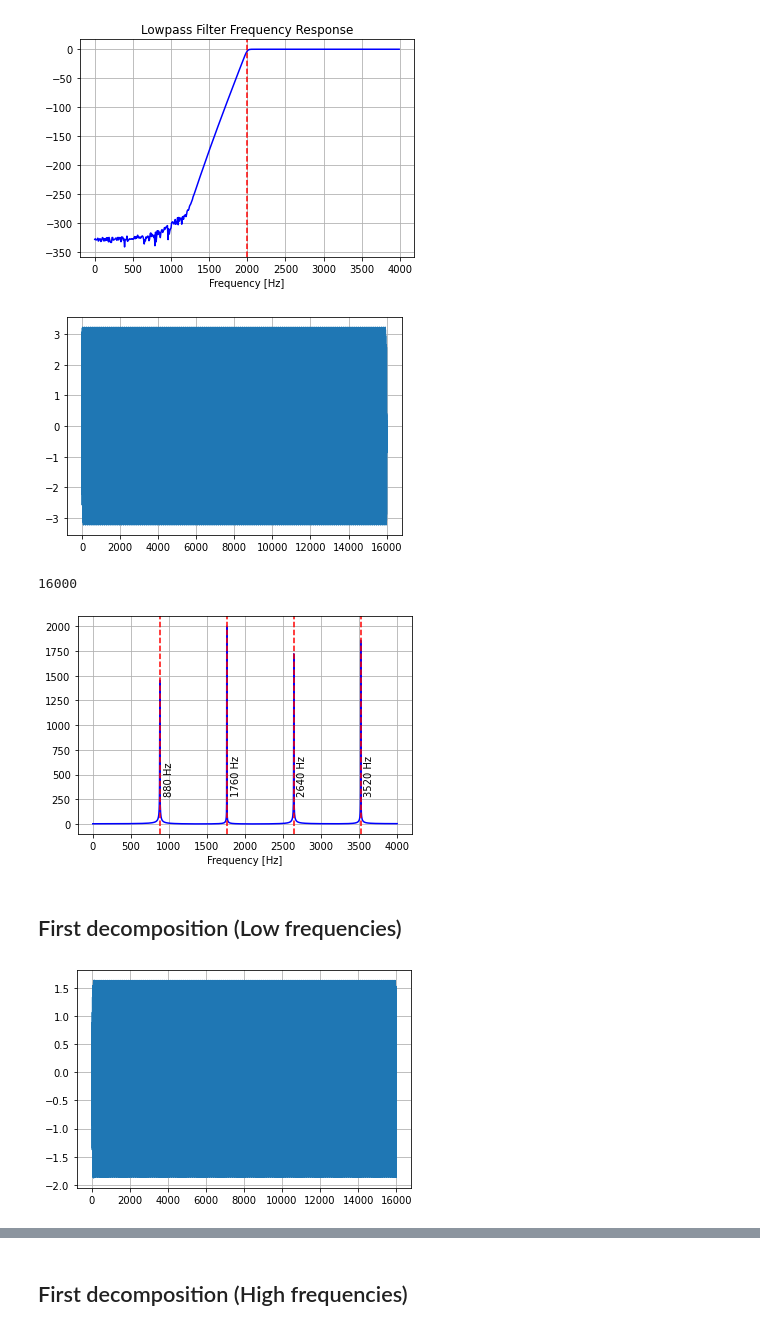
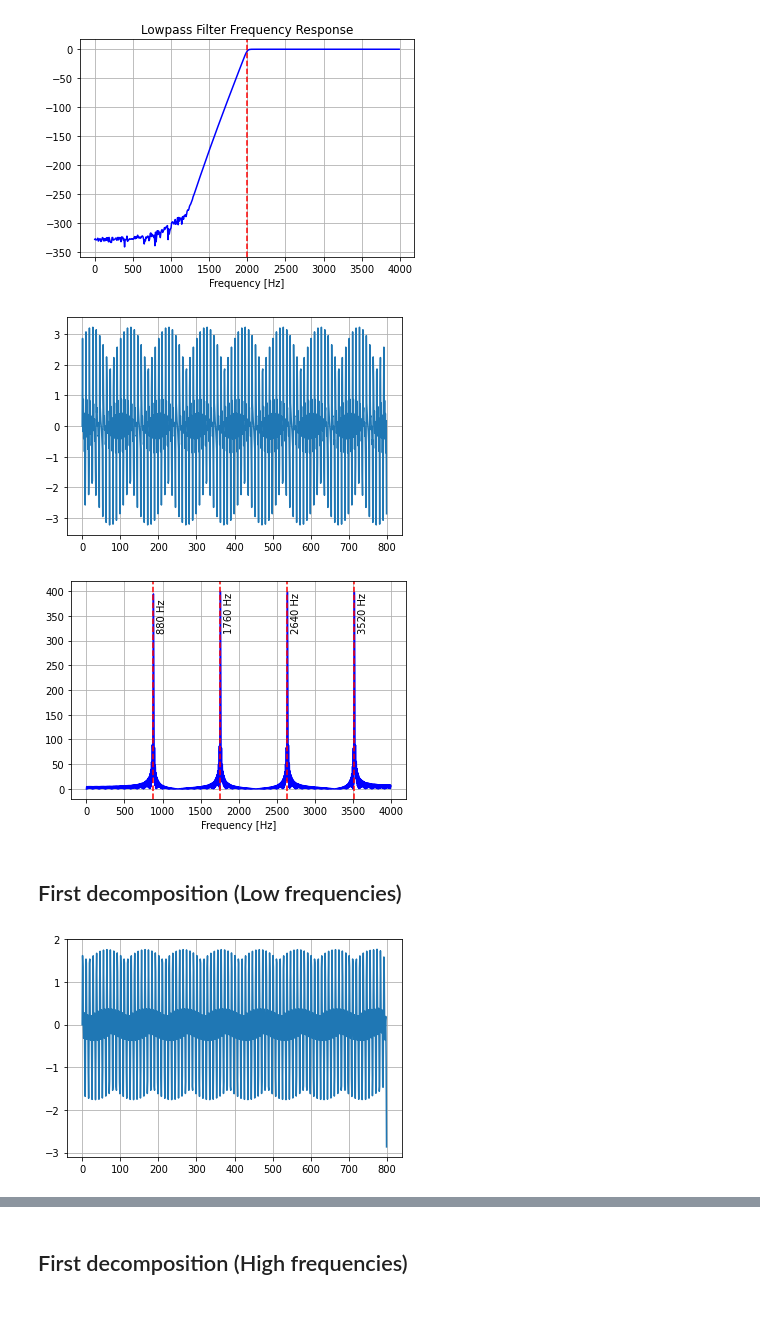
Before and after one commit to igoragoli/audio_processing, a Jupyter notebook: Partie1a.ipynb, the cells around one changed output, grey strips where cells are left out. Saved outputs shown, nothing was run; the diff lists cells and outputs as text; code cells hidden in the pictures.

```diff
--- a/Partie1a.ipynb
+++ b/Partie1a.ipynb
@@ -5,18 +5,6 @@ import matplotlib.pyplot as plt
 
 import scipy.signal
 from scipy.io.wavfile import write
-# %%
-def get_sampled_signal(func, fs, ti, tf):
-
-    dt = tf - ti # time interval
-    N = int(dt*fs) # number of samples
-
-    sampled_signal = []
-    for i in range(N):
-        cur_val = func(ti + i/fs) # signal at time 'ti + i/fs'
-        sampled_signal.append(cur_val)
-
-    return np.asarray(sampled_signal)
 # %%
 def downsample2(x0):
     return x0[1::2]
@@ -58,6 +46,23 @@ plt.grid()
 plt.show()
 # %% [output]
 [figure]
+# %%
+fs = 8e3
+dt = 1/fs
+time = np.arange(0, 0.1, dt)
+
+omega1 = 2*np.pi*880
+omega2 = 2*omega1
+omega3 = 3*omega1
+omega4 = 4*omega1
+
+sin1 = np.sin(omega1*time)
+sin2 = np.sin(omega1*time)
+sin3 = np.sin(omega1*time)
+sin4 = np.sin(omega1*time)
+
+x0 = sin1 + sin2 + sin3 + sin4
+x0 = x0/max(x0)
 # %%
 omega1 = 2*np.pi*880
 omega2 = 2*np.pi*880*2
@@ -65,44 +70,42 @@ omega3 = 2*np.pi*880*3
 omega4 = 2*np.pi*880*4
 func = lambda t: np.sum([np.sin(omega1*t), np.sin(omega2*t), np.sin(omega3*t), np.sin(omega4*t)])
 # %%
-x0 = get_sampled_signal(func, fs, 0, 2)
+x0 = get_sampled_signal(func, fs, 0, 0.1)
 plt.plot(x0)
 plt.grid()
 plt.show()
 # %% [output]
-[figure, old version]
+[figure, new version]
-# %%
-len(x0)
-# %% [output]
-16000
 # %%
 s = scipy.fft.fft(x0, n=n)
 s = s[:n//2]
 w = np.linspace(0, fs/2, num=n//2)
+
+shift_text = 50
 plt.plot(w, np.abs(s), 'b')
 plt.axvline(880, color='r', linestyle='--')
-plt.text(880+50, 300, '880 Hz', rotation=90)
+plt.text(880+shift_text, 0.8*np.max(np.abs(s)), '880 Hz', rotation=90)
 plt.axvline(880*2, color='r', linestyle='--')
-plt.text(1760+50, 300, '1760 Hz', rotation=90)
+plt.text(1760+shift_text, 0.8*np.max(np.abs(s)), '1760 Hz', rotation=90)
 plt.axvline(880*3, color='r', linestyle='--')
-plt.text(2640+50, 300, '2640 Hz', rotation=90)
+plt.text(2640+shift_text, 0.8*np.max(np.abs(s)), '2640 Hz', rotation=90)
 plt.axvline(880*4, color='r', linestyle='--')
-plt.text(3520+50, 300, '3520 Hz', rotation=90)
+plt.text(3520+shift_text, 0.8*np.max(np.abs(s)), '3520 Hz', rotation=90)
 plt.xlabel('Frequency [Hz]')
 plt.grid()
 plt.show()
 # %% [output]
-[figure, old version]
+[figure, new version]
 # %% [markdown]
 ## First decomposition (Low frequencies)
 # %%
 b, a = lowpass(fs/4, fs)
-f1 = scipy.signal.lfilter(b, a, x0)
+f1 = scipy.signal.filtfilt(b, a, x0)
 plt.plot(f1)
 plt.grid()
 plt.show()
 # %% [output]
-[figure, old version]
+[figure, new version]
 # %%
 x1_l = downsample2(f1)
 plt.plot(x1_l)
```
Also changed, not shown: parts of 21 cells of this notebook, 1 other file.
